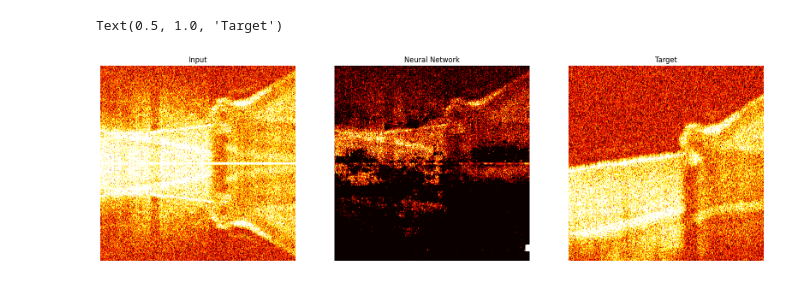
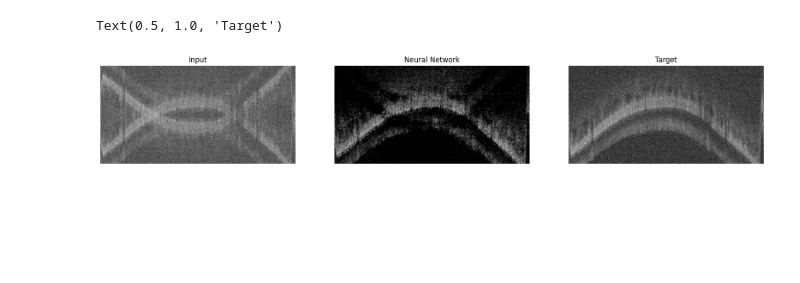
Before and after one commit to Diegoapulgarin/DLOCT, a Jupyter notebook: CxDLOCT/predict_pix2pixcomplex.ipynb, the cells around one changed output. Drawn from its saved outputs; the diff is of its cells as text; code cells hidden in the pictures; blank space fills up the shorter version.

```diff
--- a/CxDLOCT/predict_pix2pixcomplex.ipynb
+++ b/CxDLOCT/predict_pix2pixcomplex.ipynb
@@ -105,7 +105,0 @@ axs[1].axis=('off')
-# %%
-
-tomccNorm,imax,imin = logScale(tomHalfinit2cc)
-tomccNorm = np.transpose(tomccNorm, (2, 0, 1, 3))
-tomccNormPN,imaxpn,iminpn = logScale(tomHalfinit2ccPN)
-tomccNormPN = np.transpose(tomccNormPN, (2, 0, 1, 3))
-print(tomccNormPN.shape)
@@ -125,13 +106,13 @@ axs[1].axis=('off')
 # %%
-path = r'E:\models\cxpix2pixcomplexdbscale3\models'
-modelName = 'model_048158.h5'
+path = r'E:\models\cxpix2pixcomplexdbscale\models'
+modelName = 'model_131822.h5'
 model = tf.keras.models.load_model(os.path.join(path,modelName), compile=False)
 # %%
 tomPredict = np.array(model.predict(tomccNorm, batch_size=1), dtype='float32')
 tomPredictreordered = np.transpose(tomPredict, (1, 2, 0, 3))
 tomPredictFullScale = inverseLogScale(tomPredictreordered,imax,imin)
-
-tomPredictPN = np.array(model.predict(tomccNormPN, batch_size=1), dtype='float32')
-tomPredictreorderedPN = np.transpose(tomPredictPN, (1, 2, 0, 3))
-tomPredictFullScalePN = inverseLogScale(tomPredictreorderedPN,imax,imin)
+tomPredict2 = np.array(model.predict(tomccNorm2, batch_size=1), dtype='float32')
+tomPredictreordered2 = np.transpose(tomPredict2, (1, 2, 0, 3))
+tomPredictFullScale2 = inverseLogScale(tomPredictreordered2,imax,imin)
+tomPredictFullSize = np.concatenate((tomPredictFullScale,tomPredictFullScale2),axis=1)
 # %% [output]
@@ -140,17 +121,17 @@ tomPredictFullScalePN = inverseLogScale(tomPredictreorderedPN,imax,imin)
 # %%
 vmax = 100
-vmin = 60
-bscan = 0
+vmin = 50
+bscan = 2
 fig,axs = plt.subplots(ncols=3,nrows=1,figsize=(20,15))
-axs[0].imshow(dbscale(tomHalfinit2cc[:,:,bscan,:]),cmap='hot',vmax=vmax,vmin=vmin)
+axs[0].imshow(dbscale(tomcc[initz:initz+size,:,bscan,:]),cmap='gray',vmax=vmax,vmin=vmin)
 axs[0].axis('off')
 axs[0].set_title('Input')
-axs[1].imshow(dbscale(tomPredictFullScale[:,:,bscan,:]),cmap='hot',vmax=vmax,vmin=vmin)
+axs[1].imshow(dbscale(tomPredictFullSize[:,:,bscan,:]),cmap='gray',vmax=vmax,vmin=vmin)
 axs[1].axis('off')
 axs[1].set_title('Neural Network')
-axs[2].imshow(dbscale(tomHalfinit2[:,:,bscan,:]),cmap='hot',vmax=vmax,vmin=vmin)
+axs[2].imshow(dbscale(tom[initz:initz+size,:,bscan,:]),cmap='gray',vmax=vmax,vmin=vmin)
 axs[2].axis('off')
 axs[2].set_title('Target')
 # %% [output]
 Text(0.5, 1.0, 'Target')
-[figure, old version]
+[figure, new version]
```
Also changed, not shown: parts of 10 cells of this notebook, 7 other files.
